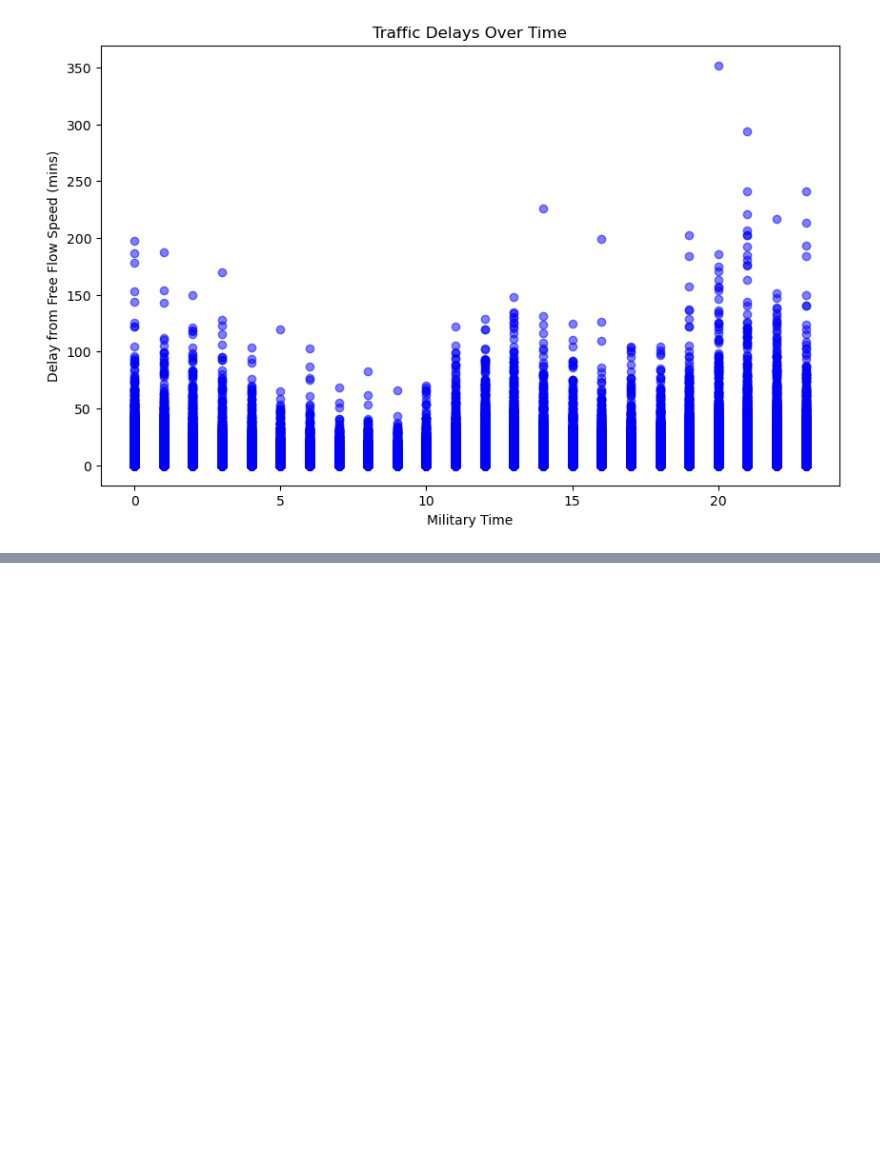
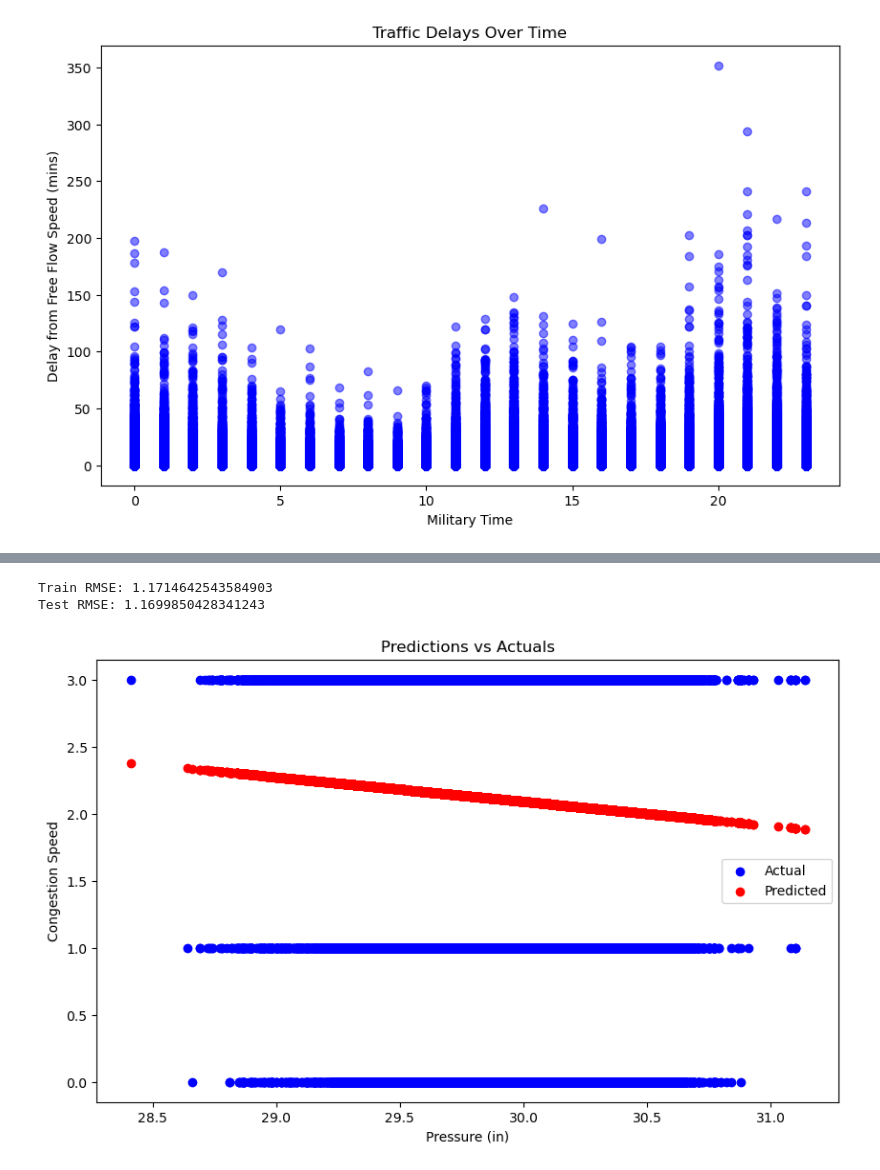
Before and after one commit to EliasGarciaa/DSC_232R_Group-Project, a Jupyter notebook: analysis.ipynb, the cells around one changed output, grey strips where cells are left out. Saved outputs shown, nothing was run; the diff lists cells and outputs as text; code cells hidden in the pictures; blank space fills up the shorter version.

Commit message:
Add files via upload
Latest additions of Milestone 3 ML Model implementation

```diff
--- a/analysis.ipynb
+++ b/analysis.ipynb
@@ -247,0 +301,38 @@ plt.show()
+# %%
+# Splitting the data into train and test sets
+X = merged_df[['Pressure(in)']]
+y = merged_df['Congestion_Speed']
+X_train, X_test, y_train, y_test = train_test_split(X, y, test_size=0.2, random_state=42)
+
+# Preprocessing: Scaling features
+scaler = StandardScaler()
+X_train_scaled = scaler.fit_transform(X_train)
+X_test_scaled = scaler.transform(X_test)
+
+# Train the first model: Linear Regression
+model = LinearRegression()
+model.fit(X_train_scaled, y_train)
+
+# Predictions
+train_preds = model.predict(X_train_scaled)
+test_preds = model.predict(X_test_scaled)
+# %%
+# Evaluation: Calculate RMSE
+train_rmse = np.sqrt(mean_squared_error(y_train, train_preds))
+test_rmse = np.sqrt(mean_squared_error(y_test, test_preds))
+print("Train RMSE:", train_rmse)
+print("Test RMSE:", test_rmse)
+
+# Plotting predictions vs actuals
+plt.figure(figsize=(10, 6))
+plt.scatter(X_test, y_test, color='blue', label='Actual')
+plt.scatter(X_test, test_preds, color='red', label='Predicted')
+plt.xlabel('Pressure (in)')
+plt.ylabel('Congestion Speed')
+plt.title('Predictions vs Actuals')
+plt.legend()
+plt.show()
+# %% [output]
+Train RMSE: 1.1714642543584903
+Test RMSE: 1.1699850428341243
+[figure, added]
```
Also changed, not shown: parts of 20 cells of this notebook.
